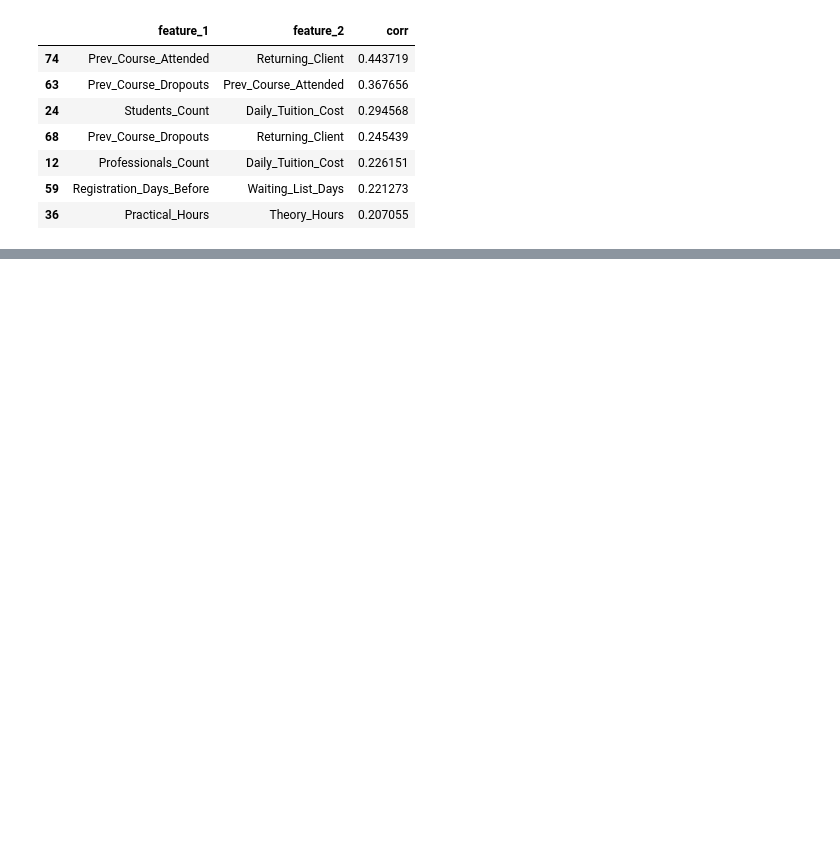
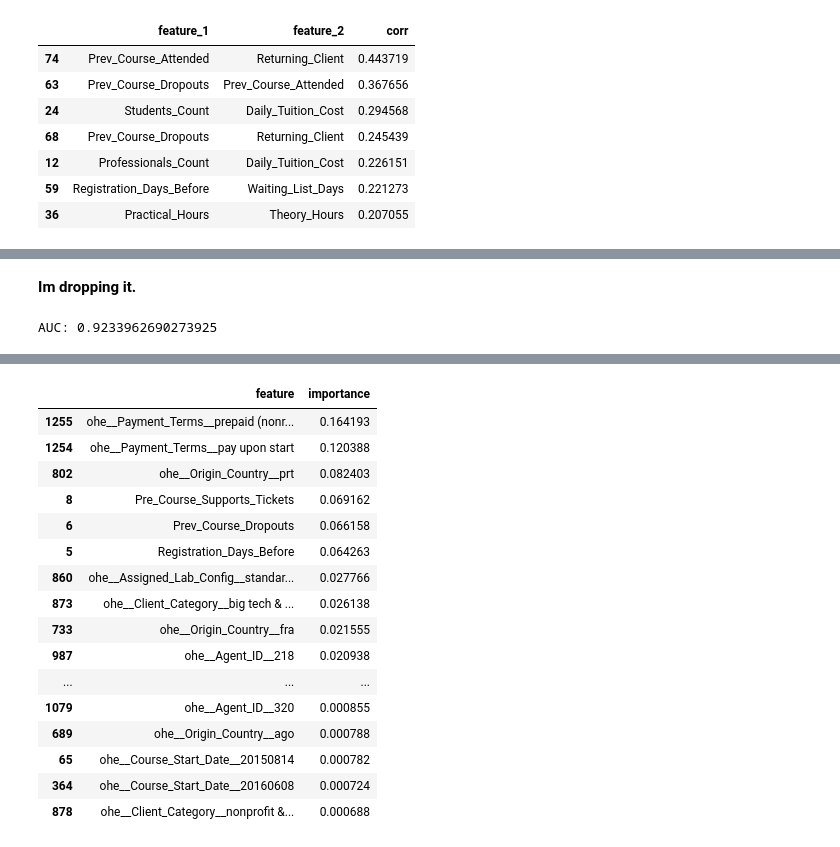
Before and after one commit to manemajef/ml-proj, a Jupyter notebook: notebook.ipynb, the cells around one changed output, grey strips where cells are left out. Cells and saved outputs as stored; diff of their text form; code cells hidden in the pictures; blank space fills up the shorter version.

Commit message:
Finish EDA & start Feature engineering

```diff
--- a/notebook.ipynb
+++ b/notebook.ipynb
@@ -264,7 +268,8 @@ missingness_target_cols = [
 missingness_target_rows = []
 for col in missingness_target_cols:
     stats = (
-        df.assign(is_missing=df[col].isna())
+        df
+        .assign(is_missing=df[col].isna())
         .groupby("is_missing")[TARGET_NAME]
         .agg(count="size", dropout_rate="mean")
         .reset_index()
@@ -277,12 +282,14 @@ missingness_target_summary["dropout_rate_%"] = (
     missingness_target_summary["dropout_rate"] * 100
 ).round(1)
 
-missingness_target_summary[[
-    "column",
-    "is_missing",
-    "count",
-    "dropout_rate_%",
-]]
+missingness_target_summary[
+    [
+        "column",
+        "is_missing",
+        "count",
+        "dropout_rate_%",
+    ]
+]
 # %% [output]
 |  | column | is_missing | count | dropout_rate_% |
 | 0 | Agent_ID | False | 41843 | 43.1 |
@@ -1011,0 +1245,40 @@ So the notebook can include exploratory tables, but the final report should be c
+# %% [markdown]
+**Im dropping it.**
+# %%
+def get_encoded_xy(train_df, val_df):
+    X_train, y_train, X_val, y_val = get_train_val_xy(train_df, val_df)
+    X_train, X_val = encode_cats(X_train, X_val)
+    return X_train, y_train, X_val, y_val
+
+
+X_train, y_train, X_val, y_val = get_encoded_xy(train_df, val_df)
+
+rf = get_rf_model()
+
+rf.fit(X_train, y_train)
+
+preds = rf.predict_proba(X_val)[:, 1]
+print("AUC:", roc_auc_score(y_val, preds))
+rf_importance = pd.DataFrame({
+    "feature": X_train.columns,
+    "importance": rf.feature_importances_,
+}).sort_values("importance", ascending=False)
+
+
+rf_importance.head(30)
+rf_importance.head(25).sort_values("importance").plot.barh(
+    x="feature",
+    y="importance",
+    figsize=(10, 8),
+    legend=False,
+)
+
+
+plt.title("Random Forest Feature Importance")
+plt.tight_layout()
+plt.show()
+pd.set_option("display.max_rows", None)
+pd.set_option("display.max_colwidth", None)
+display(rf_importance.head(70))
+# %% [output]
+AUC: 0.9233962690273925
@@ -1011,0 +1286,17 @@ So the notebook can include exploratory tables, but the final report should be c
+|  | feature | importance |
+| 1255 | ohe__Payment_Terms__prepaid (nonr... | 0.164193 |
+| 1254 | ohe__Payment_Terms__pay upon start | 0.120388 |
+| 802 | ohe__Origin_Country__prt | 0.082403 |
+| 8 | Pre_Course_Supports_Tickets | 0.069162 |
+| 6 | Prev_Course_Dropouts | 0.066158 |
+| 5 | Registration_Days_Before | 0.064263 |
+| 860 | ohe__Assigned_Lab_Config__standar... | 0.027766 |
+| 873 | ohe__Client_Category__big tech & ... | 0.026138 |
+| 733 | ohe__Origin_Country__fra | 0.021555 |
+| 987 | ohe__Agent_ID__218 | 0.020938 |
+| ... | ... | ... |
+| 1079 | ohe__Agent_ID__320 | 0.000855 |
+| 689 | ohe__Origin_Country__ago | 0.000788 |
+| 65 | ohe__Course_Start_Date__20150814 | 0.000782 |
+| 364 | ohe__Course_Start_Date__20160608 | 0.000724 |
+| 878 | ohe__Client_Category__nonprofit &... | 0.000688 |
```
Also changed, not shown: parts of 37 cells of this notebook, 17 other files.
